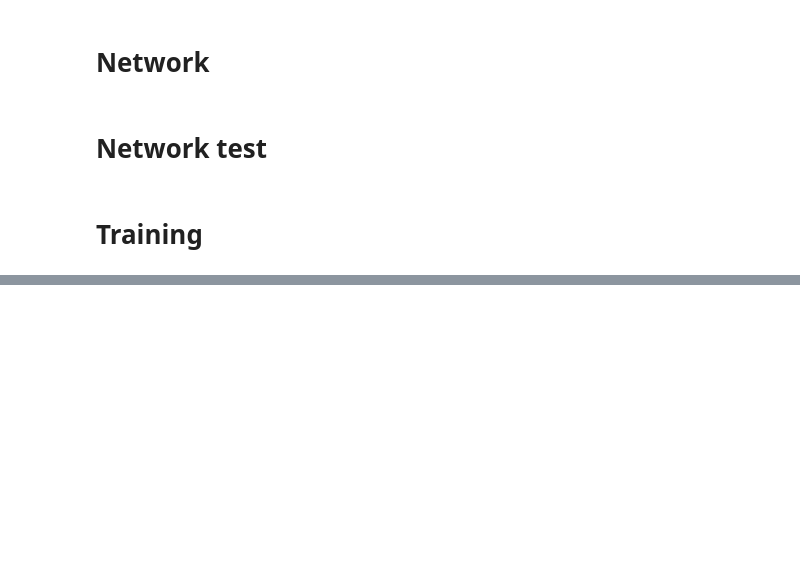
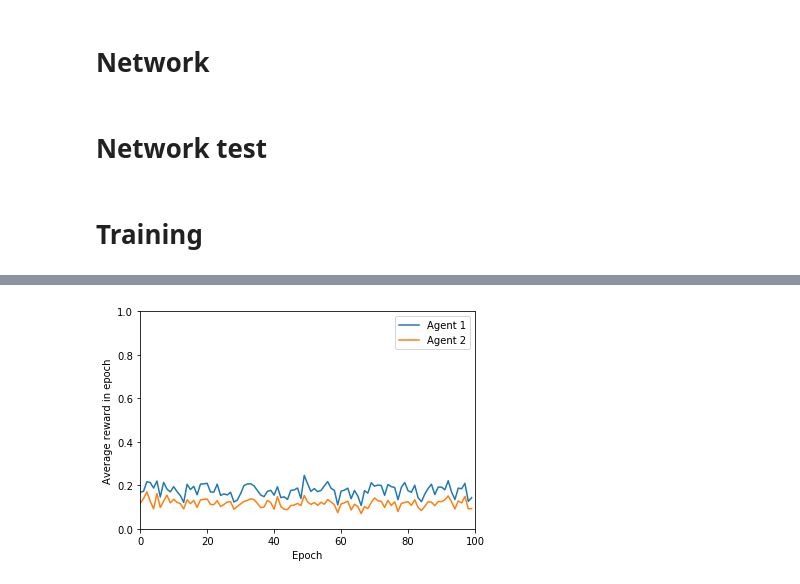
Before and after one commit to hjjimmykim/properpenguins, a Jupyter notebook: main_v2.ipynb, the cells around one changed output, grey strips where cells are left out. Cells and saved outputs as stored; diff of their text form; code cells hidden in the pictures; blank space fills up the shorter version.

```diff
--- a/main_v2.ipynb
+++ b/main_v2.ipynb
@@ -63,7 +63,7 @@ len_message = 6        # Linguistic message length
 
 # Training
 alpha = 0.001          # learning rate
-N_ep = 10000           # Number of episodes
+N_ep = 100           # Number of episodes
 num_games = 128        # Number of games per episode (batch size)
 
 # Appendix
@@ -75,6 +75,7 @@ smoothing_const = 0.7  # Smoothing constant for the exponential moving average b
 # Miscellaneous
 ep_time = int(max(1,N_ep/10))         # Print time every ep_time episodes
 ep_record = int(max(1,N_ep/1000))        # Record training curve every ep_record episodes
+save_plot = False
 # %% [markdown]
 # Network
 # %%
@@ -484,8 +488,8 @@ for i_ep in range(N_ep):
             losses[id_2] += rl2
 
         # Accumulate entropy loss
-        losses[id_1] += entropy_losses[id_1]
-        losses[id_2] += entropy_losses[id_2]
+        losses[id_1] = losses[id_1] + entropy_losses[id_1]
+        losses[id_2] = losses[id_2] + entropy_losses[id_2]
 
         prev_proposals = proposals # Don't need previous proposals anymore so update it
 
@@ -554,14 +568,17 @@ RuntimeError: a leaf Variable that requires grad has been used in an in-place op
 # %%
 epoch_list = np.arange(len(r_list[0]))*ep_record
 plt.plot(epoch_list,r_list[0], label='Agent 1')
 plt.plot(epoch_list,r_list[1], label='Agent 2')
 plt.ylabel('Average reward in epoch')
 plt.xlabel('Epoch')
 plt.xlim([0,ep_record*len(r_list[0])])
 plt.ylim([0,1])
 plt.legend()
-plt.savefig('N_ep='+str(N_ep)+'_seed='+str(num_seed)+'_mean.png')
+if save_plot:
+    plt.savefig('N_ep='+str(N_ep)+'_seed='+str(num_seed)+'_mean.png')
 plt.show()
+# %% [output]
+[figure, added]
 # %%
 # Dummy inputs
 x = torch.randint(0,max_item,[1,6]).long()
```
Also changed, not shown: parts of 3 cells of this notebook.
